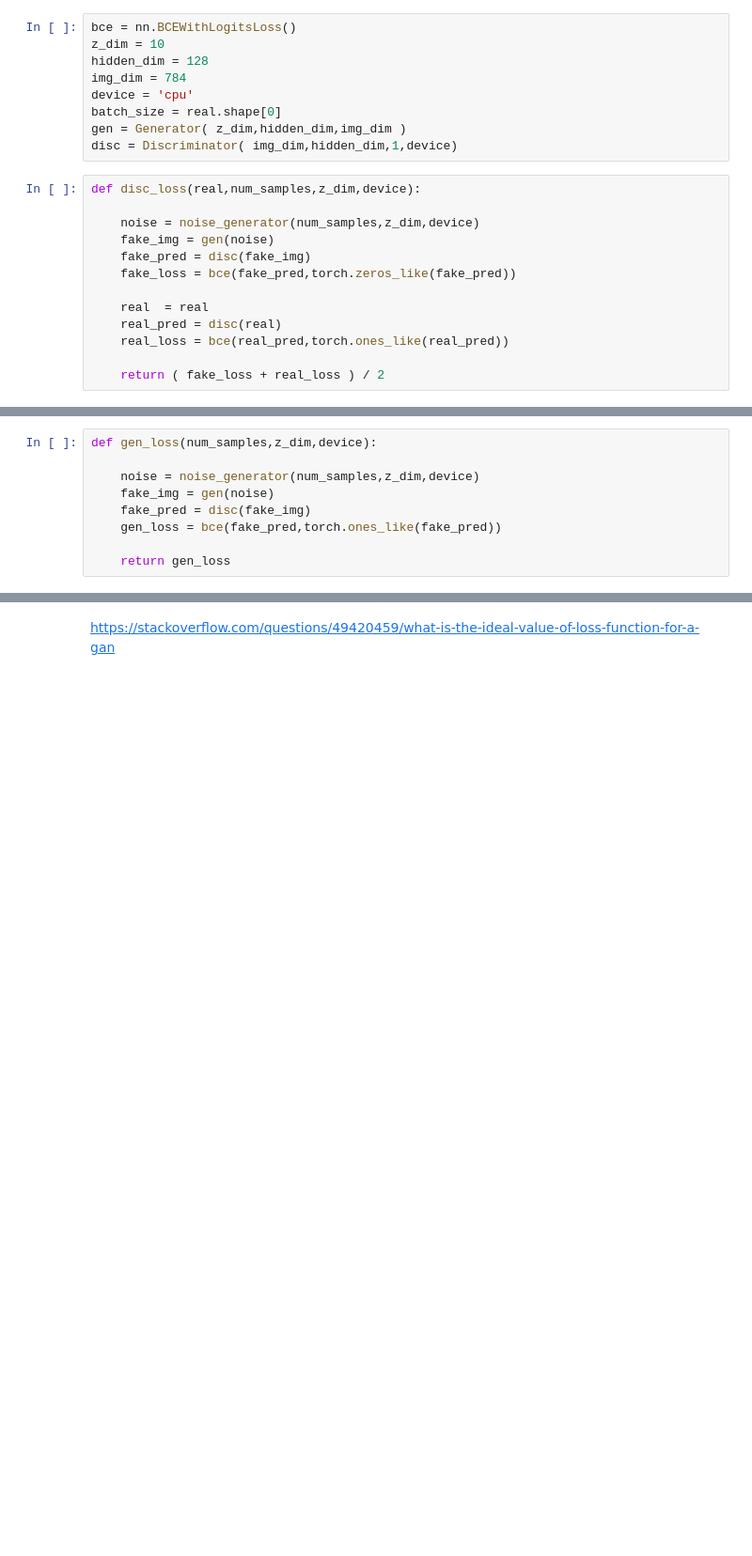
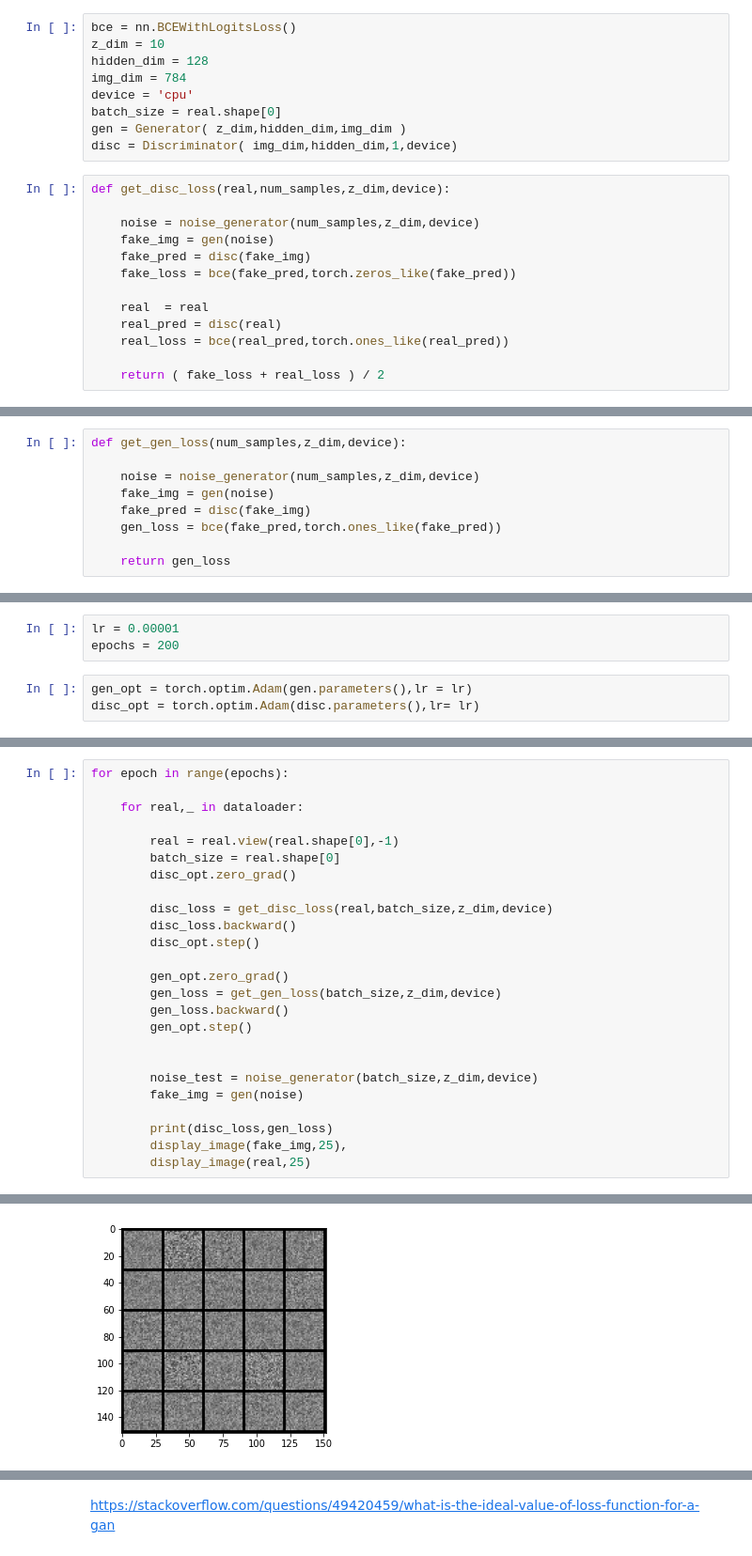
Before and after one commit to Team-GANville/GANIST, a Jupyter notebook: GAN_cadmus/src/GAN.ipynb, the cells around one changed output, grey strips where cells are left out. Shown at 94% size. Cells and saved outputs as stored; diff of their text form; blank space fills up the shorter version.

```diff
--- a/GAN_cadmus/src/GAN.ipynb
+++ b/GAN_cadmus/src/GAN.ipynb
@@ -191,7 +191,7 @@ batch_size = real.shape[0]
 gen = Generator( z_dim,hidden_dim,img_dim )
 disc = Discriminator( img_dim,hidden_dim,1,device)
 # %%
-def disc_loss(real,num_samples,z_dim,device):
+def get_disc_loss(real,num_samples,z_dim,device):
 
     noise = noise_generator(num_samples,z_dim,device)
     fake_img = gen(noise)
@@ -210,5 +210,5 @@ tensor(0.6902, grad_fn=<DivBackward0>)
 # %%
-def gen_loss(num_samples,z_dim,device):
+def get_gen_loss(num_samples,z_dim,device):
 
     noise = noise_generator(num_samples,z_dim,device)
     fake_img = gen(noise)
@@ -224,0 +231,6 @@ tensor(0.6715, grad_fn=<BinaryCrossEntropyWithLogitsBackward>)
+# %%
+lr = 0.00001
+epochs = 200
+# %%
+gen_opt = torch.optim.Adam(gen.parameters(),lr = lr)
+disc_opt = torch.optim.Adam(disc.parameters(),lr= lr)
@@ -224,0 +249,26 @@ tensor(0.6715, grad_fn=<BinaryCrossEntropyWithLogitsBackward>)
+# %%
+for epoch in range(epochs):
+
+    for real,_ in dataloader:
+
+        real = real.view(real.shape[0],-1)
+        batch_size = real.shape[0]
+        disc_opt.zero_grad()
+
+        disc_loss = get_disc_loss(real,batch_size,z_dim,device)
+        disc_loss.backward()
+        disc_opt.step()
+
+        gen_opt.zero_grad()
+        gen_loss = get_gen_loss(batch_size,z_dim,device)
+        gen_loss.backward()
+        gen_opt.step()
+
+
+        noise_test = noise_generator(batch_size,z_dim,device)
+        fake_img = gen(noise)
+
+        print(disc_loss,gen_loss)
+        display_image(fake_img,25),
+        display_image(real,25)
+# %% [output]
@@ -224,0 +276 @@ tensor(0.6715, grad_fn=<BinaryCrossEntropyWithLogitsBackward>)
+[figure, added]
```
Also changed, not shown: parts of 8 cells of this notebook.
